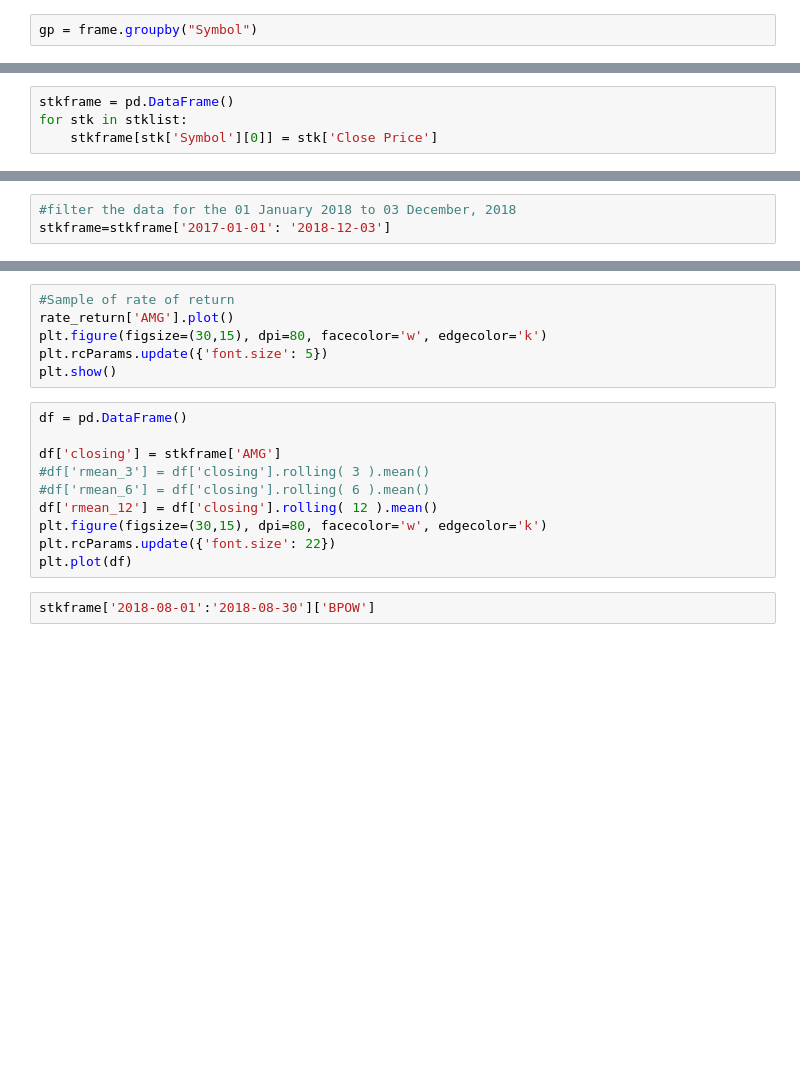
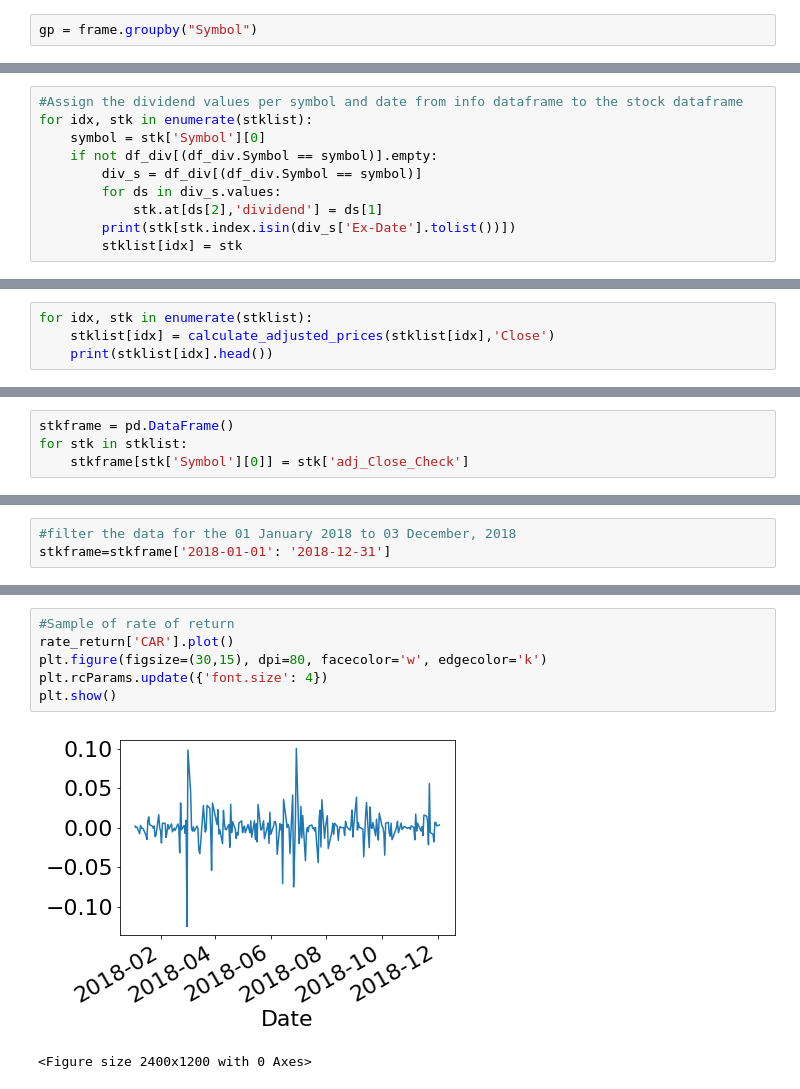
Before and after one commit to romwhyte/jsestockanalysis, a Jupyter notebook: stock analysis.ipynb, the cells around one changed output, grey strips where cells are left out. Cells and saved outputs as stored; diff of their text form; blank space fills up the shorter version.

```diff
--- a/stock analysis.ipynb
+++ b/stock analysis.ipynb
@@ -169,0 +241,10 @@ for idx, stk in enumerate(stklist):
+# %%
+#Assign the dividend values per symbol and date from info dataframe to the stock dataframe
+for idx, stk in enumerate(stklist):
+    symbol = stk['Symbol'][0]
+    if not df_div[(df_div.Symbol == symbol)].empty:
+        div_s = df_div[(df_div.Symbol == symbol)]
+        for ds in div_s.values:
+            stk.at[ds[2],'dividend'] = ds[1]
+        print(stk[stk.index.isin(div_s['Ex-Date'].tolist())])
+        stklist[idx] = stk
@@ -169,0 +287,4 @@ for idx, stk in enumerate(stklist):
+# %%
+for idx, stk in enumerate(stklist):
+    stklist[idx] = calculate_adjusted_prices(stklist[idx],'Close')
+    print(stklist[idx].head())
@@ -170,6 +309,6 @@ for idx, stk in enumerate(stklist):
 # %%
 stkframe = pd.DataFrame()
 for stk in stklist:
-    stkframe[stk['Symbol'][0]] = stk['Close Price']
+    stkframe[stk['Symbol'][0]] = stk['adj_Close_Check']
 # %%
 stkframe.head()
@@ -178,3 +335,3 @@ stkframe.tail()
 # %%
 #filter the data for the 01 January 2018 to 03 December, 2018
-stkframe=stkframe['2017-01-01': '2018-12-03']
+stkframe=stkframe['2018-01-01': '2018-12-31']
@@ -193,18 +406,9 @@ rate_return.head()
 # %%
 #Sample of rate of return
-rate_return['AMG'].plot()
+rate_return['CAR'].plot()
 plt.figure(figsize=(30,15), dpi=80, facecolor='w', edgecolor='k')
-plt.rcParams.update({'font.size': 5})
+plt.rcParams.update({'font.size': 4})
 plt.show()
+# %% [output]
+[figure, added]
+<Figure size 2400x1200 with 0 Axes>
-# %%
-df = pd.DataFrame()
-
-df['closing'] = stkframe['AMG']
-#df['rmean_3'] = df['closing'].rolling( 3 ).mean()
-#df['rmean_6'] = df['closing'].rolling( 6 ).mean()
-df['rmean_12'] = df['closing'].rolling( 12 ).mean()
-plt.figure(figsize=(30,15), dpi=80, facecolor='w', edgecolor='k')
-plt.rcParams.update({'font.size': 22})
-plt.plot(df)
-# %%
-stkframe['2018-08-01':'2018-08-30']['BPOW']
```
Also changed, not shown: parts of 28 cells of this notebook.
